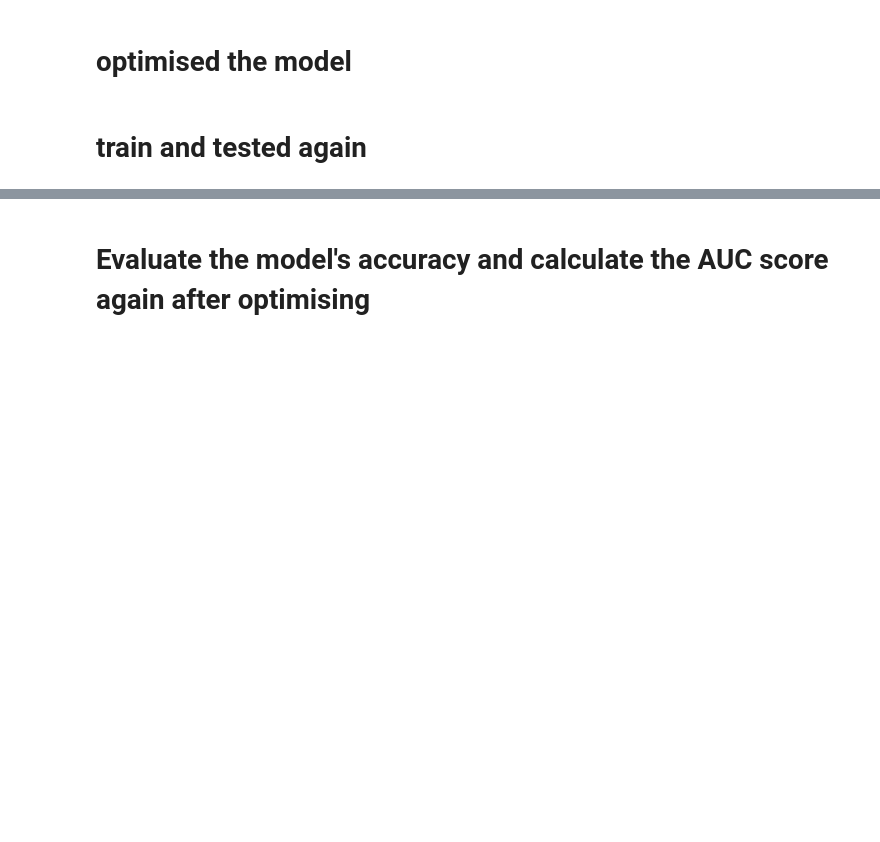
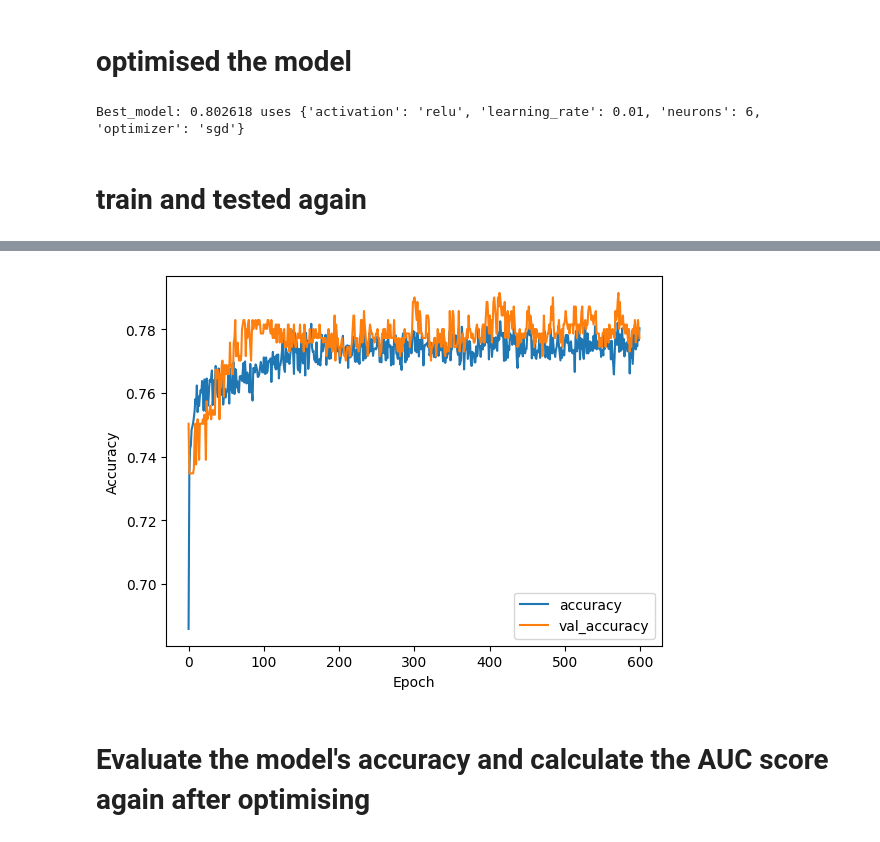
Before and after one commit to nicoleineza/28442025_churning_customers, a Jupyter notebook: Ineza_Assignment_3.ipynb, the cells around one changed output, grey strips where cells are left out. Cells and saved outputs as stored; diff of their text form; code cells hidden in the pictures; blank space fills up the shorter version.

```diff
--- a/Ineza_Assignment_3.ipynb
+++ b/Ineza_Assignment_3.ipynb
@@ -600,22 +600,23 @@ print(accuracy_score(Ytest,ypredict))
 
 def create_model(learning_rate=0.01, activation='relu', neurons=3, optimizer='adam'):
     input_layer1 = Input(shape=(Xtrain.shape[1],))
-    input_layer2 = Dense(3, activation = activation)(input_layer1)
+    input_layer2 = Dense(9, activation = activation)(input_layer1)
     output_layer1 = Dense(1, activation='sigmoid')(input_layer2)
     model = keras.Model(inputs=input_layer1, outputs=output_layer1)
 
     if optimizer == 'adam':
         opt = Adam(learning_rate=learning_rate)
-    elif optimizer == 'rmsprop':
-        opt = RMSprop(learning_rate=learning_rate)
-    elif optimizer == 'sgd':
-        opt = SGD(learning_rate=learning_rate)
+
     elif optimizer == 'adagrad':
         opt = Adagrad(learning_rate=learning_rate)
     elif optimizer == 'adadelta':
         opt = Adadelta(learning_rate=learning_rate)
     elif optimizer == 'nadam':
         opt = Nadam(learning_rate=learning_rate)
+
+    elif optimizer == 'rmsprop':
+        opt = RMSprop(learning_rate=learning_rate)
+
     else:
         opt = Adam(learning_rate=learning_rate)
 
@@ -636,69 +637,35 @@ grid = GridSearchCV(estimator=model, param_grid=param_grid, cv=3)
 grid_result = grid.fit(Xtrain, Ytrain)
 
 
-print("Best: %f using %s" % (grid_result.best_score_, grid_result.best_params_))
+print("Best_model: %f uses %s" % (grid_result.best_score_, grid_result.best_params_))
 means = grid_result.cv_results_['mean_test_score']
 stds = grid_result.cv_results_['std_test_score']
 params = grid_result.cv_results_['params']
-for mean, stdev, param in zip(means, stds, params):
-    print("Mean: %f, Std: (%f) with: %r" % (mean, stdev, param))
+# %% [output]
+Best_model: 0.802618 uses {'activation': 'relu', 'learning_rate': 0.01, 'neurons': 6, 'optimizer': 'sgd'}
 # %% [markdown]
 # train and tested again
 # %%
 
 
-# Define the input layer
-input_layer = Input(shape=(Xtrain.shape[1],))
-
-# Define the hidden layers with dropout
-hidden_layer1 = Dense(12, activation='tanh')(input_layer)
-dropout_layer = Dropout(0.5)(hidden_layer1)
-
-# Define the output layer
-output_layer = Dense(1, activation='sigmoid')(dropout_layer)
-
-# Create the model
-model = Model(inputs=input_layer, outputs=output_layer)
-
-# Compile the model
-model.compile(optimizer=Adamax(learning_rate=0.01),
-              loss=BinaryCrossentropy(),
-              metrics=['accuracy'])
-
-# Print the model summary
-model.summary()
-
-# Train the model
-history = model.fit(Xtrain, Ytrain, epochs=100, batch_size=21, validation_split=0.2, validation_data=(Xtest, Ytest))
-
-# Evaluate and print results
-loss_final, accuracy = model.evaluate(Xtest, Ytest)
-print(f'Test loss: {loss_final}, Test accuracy: {accuracy}')
-
-# Plot the training history
-plt.plot(history.history['accuracy'], label='accuracy')
-plt.plot(history.history['val_accuracy'], label='val_accuracy')
-plt.xlabel('Epoch')
-plt.ylabel('Accuracy')
-plt.legend(loc='lower right')
-plt.show()
-
 # Define the input layer for the final model
 input_layer_final = Input(shape=(Xtrain.shape[1],))
-hidden_layer1_final = Dense(12, activation="relu")(input_layer_final)
-dropout_layer_final = Dropout(0.5)(hidden_layer1_final)
+hidden_layer1_final = Dense(6, activation="relu")(input_layer_final)
+dropout_layer_final = Dropout(0.7)(hidden_layer1_final)
 output_layer_final = Dense(1, activation='sigmoid')(dropout_layer_final)
 
 # Create the final model
 churn_model = Model(inputs=input_layer_final, outputs=output_layer_final)
 
 # Compile the final model
-churn_model.compile(optimizer=RMSprop(learning_rate=0.01), loss='binary_crossentropy', metrics=['accuracy'])
+churn_model.compile(optimizer=SGD(learning_rate=0.01), loss='binary_crossentropy', metrics=['accuracy'])
 
 # Train the final model
-history_final = churn_model.fit(Xtrain, Ytrain, epochs=1000, batch_size=52, validation_split=0.2, validation_data=(Xtest, Ytest))
+history_final = churn_model.fit(Xtrain, Ytrain, epochs=600, batch_size=34, validation_split=0.2, validation_data=(Xtest, Ytest))
 
 # Evaluate and print results for the final model
+loss_final, accuracy = model.evaluate(Xtest, Ytest)
+print(f'Test loss: {loss_final}, Test accuracy: {accuracy}')
 churn_final, accuracy_final = churn_model.evaluate(Xtest, Ytest)
 print(f'Test loss: {loss_final}, Test accuracy: {accuracy_final}')
 
@@ -709,3 +676,4 @@ plt.xlabel('Epoch')
 plt.ylabel('Accuracy')
 plt.legend(loc='lower right')
 plt.show()
+# %% [output]
@@ -712,3 +697,4 @@ plt.show()
+[figure, added]
 # %% [markdown]
 # Evaluate the model's accuracy and calculate the AUC score again after optimising
 # %%
```
Also changed, not shown: parts of 8 cells of this notebook.
